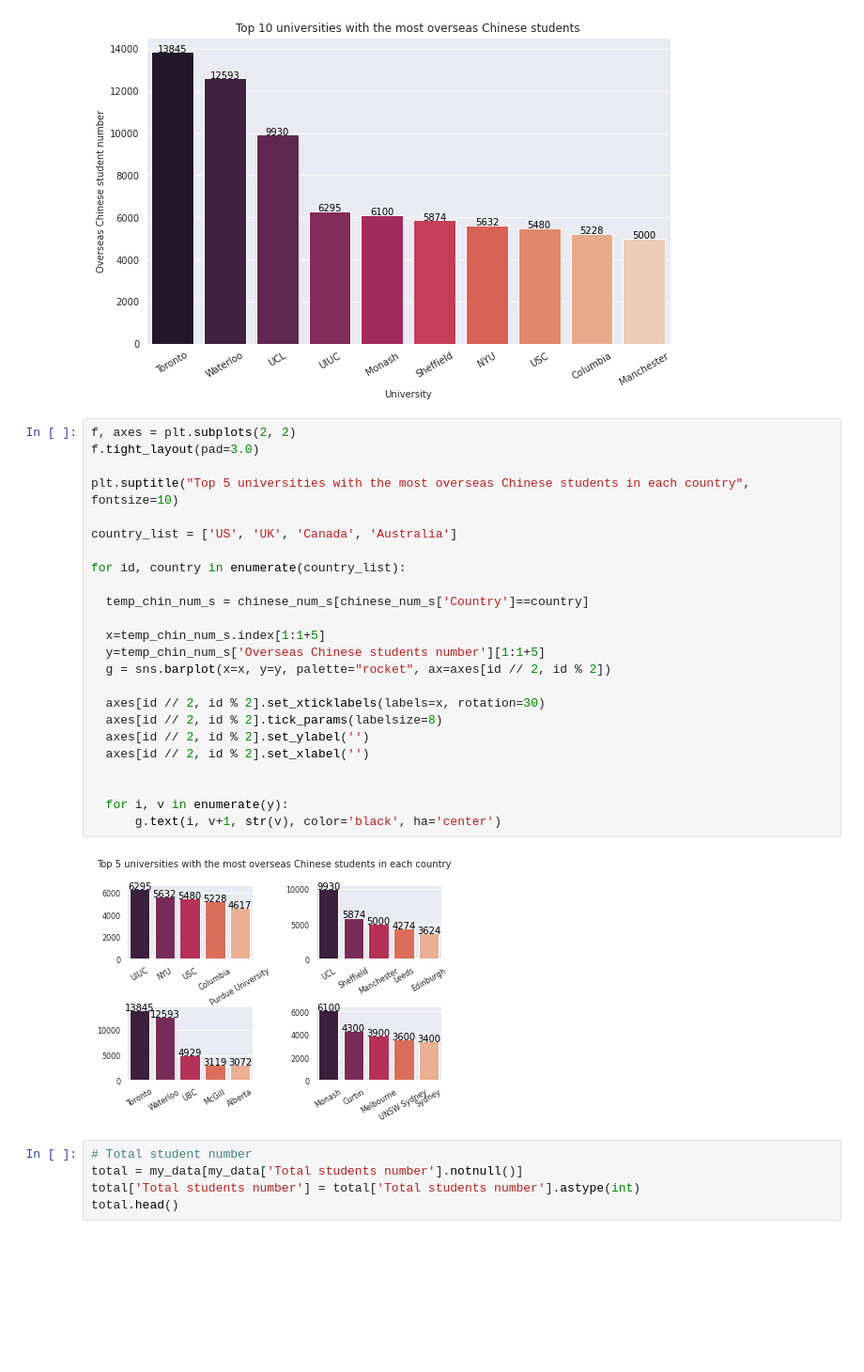
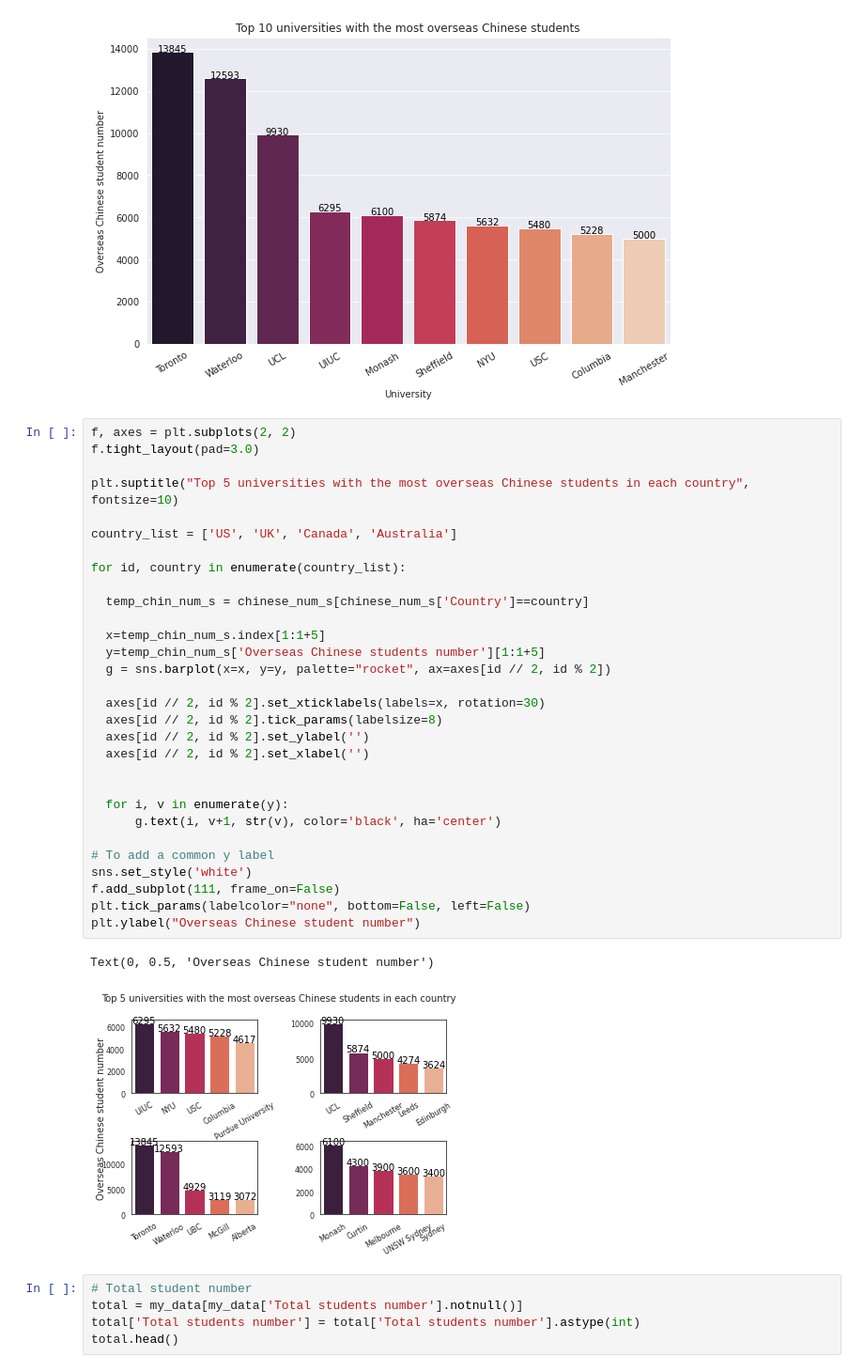
Before and after one commit to AndyYFTao/EA-CLTP-DataAnalysis, a Jupyter notebook: CLTP Guidance Program Data Analysis.ipynb, the cells around one changed output. Shown: that part at 94% size. Drawn from its saved outputs; the diff is of its cells as text; blank space fills up the shorter version.

```diff
--- a/CLTP Guidance Program Data Analysis.ipynb
+++ b/CLTP Guidance Program Data Analysis.ipynb
@@ -70,29 +70,36 @@ for i, v in enumerate(y):
 # %%
 f, axes = plt.subplots(2, 2)
 f.tight_layout(pad=3.0)
 
 plt.suptitle("Top 5 universities with the most overseas Chinese students in each country", fontsize=10)
 
 country_list = ['US', 'UK', 'Canada', 'Australia']
 
 for id, country in enumerate(country_list):
 
   temp_chin_num_s = chinese_num_s[chinese_num_s['Country']==country]
 
   x=temp_chin_num_s.index[1:1+5]
   y=temp_chin_num_s['Overseas Chinese students number'][1:1+5]
   g = sns.barplot(x=x, y=y, palette="rocket", ax=axes[id // 2, id % 2])
 
   axes[id // 2, id % 2].set_xticklabels(labels=x, rotation=30)
   axes[id // 2, id % 2].tick_params(labelsize=8)
   axes[id // 2, id % 2].set_ylabel('')
   axes[id // 2, id % 2].set_xlabel('')
 
 
   for i, v in enumerate(y):
       g.text(i, v+1, str(v), color='black', ha='center')
+
+# To add a common y label
+sns.set_style('white')
+f.add_subplot(111, frame_on=False)
+plt.tick_params(labelcolor="none", bottom=False, left=False)
+plt.ylabel("Overseas Chinese student number")
 # %% [output]
+Text(0, 0.5, 'Overseas Chinese student number')
-[figure, old version]
+[figure, new version]
 # %%
 # Total student number
 total = my_data[my_data['Total students number'].notnull()]
```
